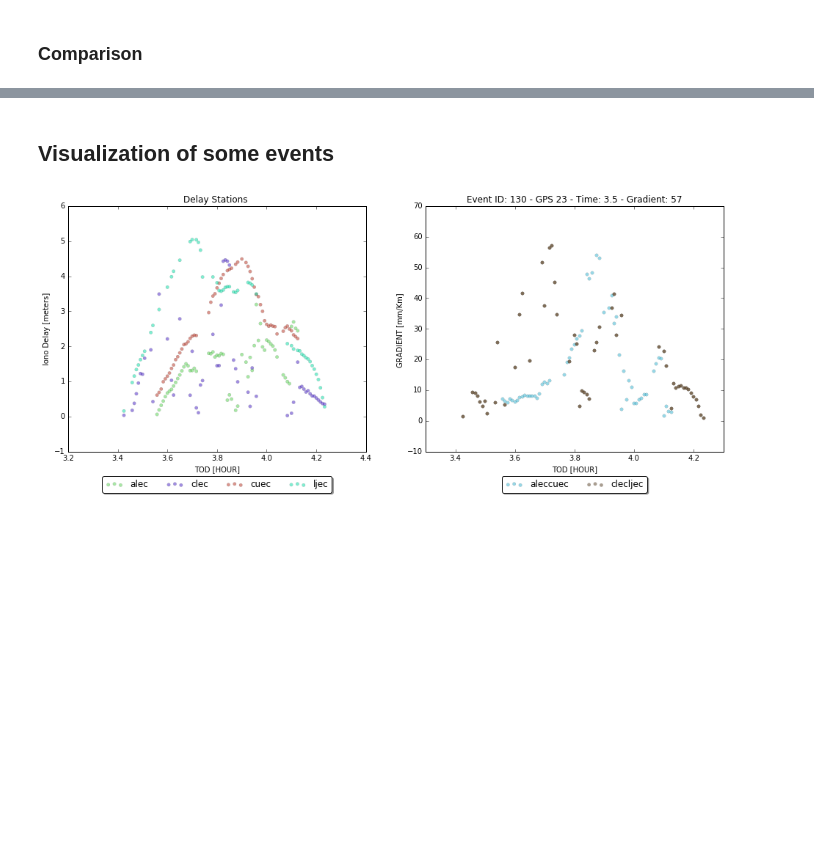
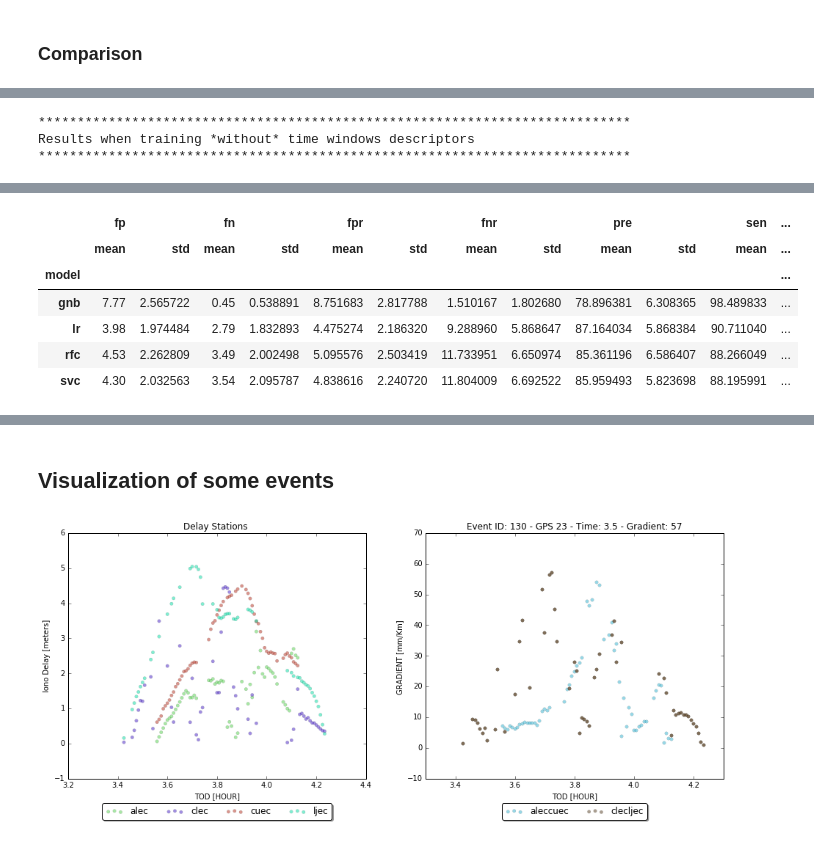
Before and after one commit to smsanchezn/forty_two, a Jupyter notebook: events_classification.ipynb, the cells around one changed output, grey strips where cells are left out. Drawn from its saved outputs; the diff is of its cells as text; code cells hidden in the pictures; blank space fills up the shorter version.

```diff
--- a/events_classification.ipynb
+++ b/events_classification.ipynb
@@ -554,0 +530,10 @@ Results when training *with* time windows descriptors AND PCA transform
+# %%
+print "****************************************************************************"
+print "Results when training *without* time windows descriptors"
+print "****************************************************************************"
+plot_stats(stats_c1)
+stats_c1
+# %% [output]
+****************************************************************************
+Results when training *without* time windows descriptors
+****************************************************************************
@@ -554,0 +541,7 @@ Results when training *with* time windows descriptors AND PCA transform
+|  | fp |  | fn |  | fpr |  | fnr |  | pre |  | sen | ... |
+|  | mean | std | mean | std | mean | std | mean | std | mean | std | mean | ... |
+| model |  |  |  |  |  |  |  |  |  |  |  | ... |
+| gnb | 7.77 | 2.565722 | 0.45 | 0.538891 | 8.751683 | 2.817788 | 1.510167 | 1.802680 | 78.896381 | 6.308365 | 98.489833 | ... |
+| lr | 3.98 | 1.974484 | 2.79 | 1.832893 | 4.475274 | 2.186320 | 9.288960 | 5.868647 | 87.164034 | 5.868384 | 90.711040 | ... |
+| rfc | 4.53 | 2.262809 | 3.49 | 2.002498 | 5.095576 | 2.503419 | 11.733951 | 6.650974 | 85.361196 | 6.586407 | 88.266049 | ... |
+| svc | 4.30 | 2.032563 | 3.54 | 2.095787 | 4.838616 | 2.240720 | 11.804009 | 6.692522 | 85.959493 | 5.823698 | 88.195991 | ... |
```
Also changed, not shown: parts of 14 cells of this notebook.
